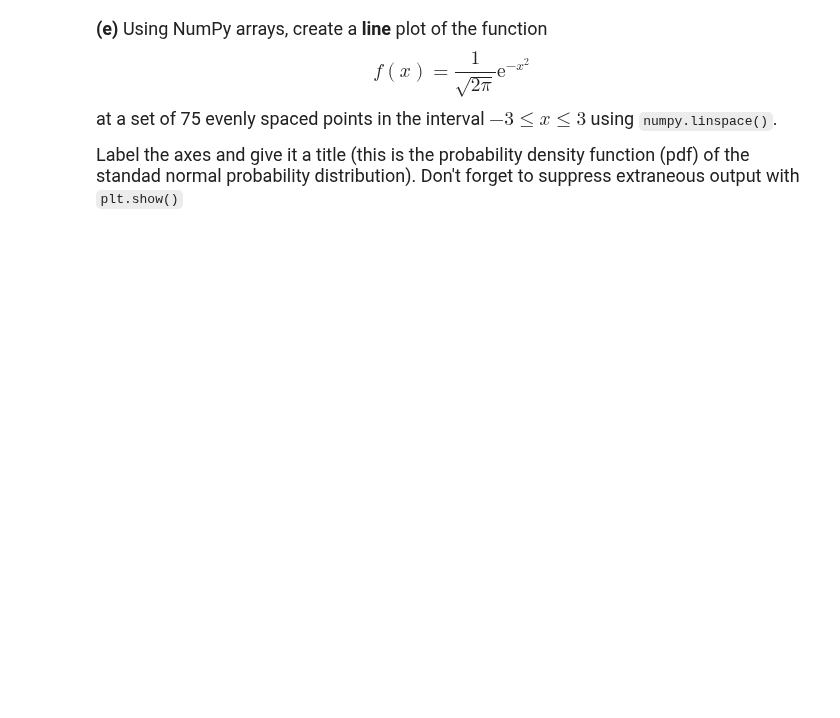
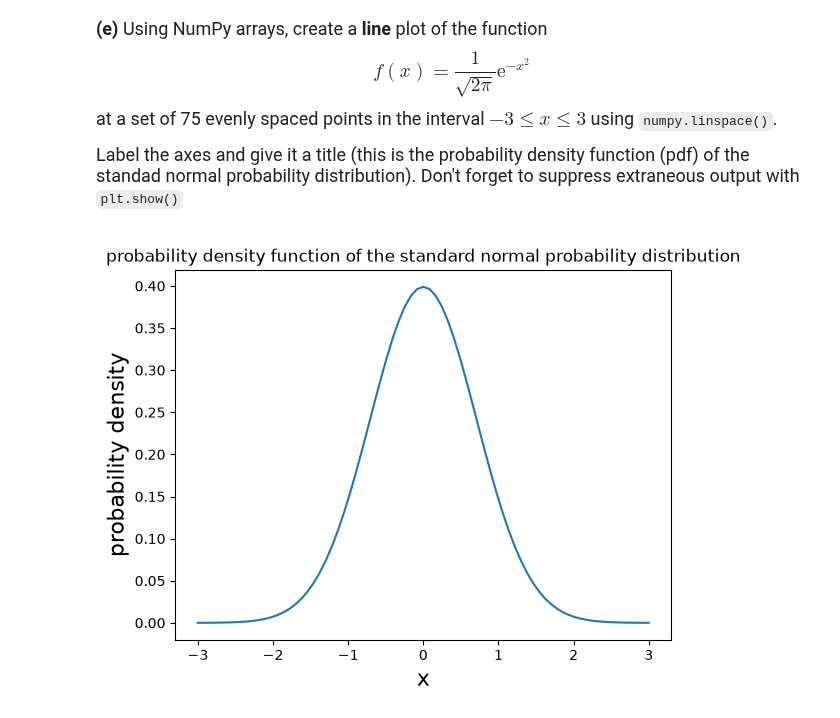
Before and after one commit to yu7635883/datasci151fall2026, a Jupyter notebook: _assignments/assignment_3/Assignment3.ipynb, the cells around one changed output. Saved outputs shown, nothing was run; the diff lists cells and outputs as text; code cells hidden in the pictures; blank space fills up the shorter version.

```diff
--- a/_assignments/assignment_3/Assignment3.ipynb
+++ b/_assignments/assignment_3/Assignment3.ipynb
@@ -145,4 +199,18 @@ at a set of 75 evenly spaced points in the interval $-3 \leq x \leq 3$ using `nu
 
 Label the axes and give it a title (this is the probability density function (pdf) of the standad normal probability distribution). Don't forget to suppress extraneous output with `plt.show()`
 # %%
-# your code here
+import math
+import numpy
+import matplotlib.pyplot as plt
+
+x = numpy.linspace (-3, 3, 75)
+x_vals = numpy.array (x)
+y_vals = (1 / numpy.sqrt(2 * numpy.pi)) * numpy.exp(-x**2)
+
+plt.plot(x_vals, y_vals)
+plt.xlabel("x", fontsize = 16)
+plt.ylabel("probability density", fontsize = 16)
+plt.title("probability density function of the standard normal probability distribution", fontsize = 12)
+plt.show()
+# %% [output]
+[figure, added]
```
Also changed, not shown: parts of 5 cells of this notebook, 1 other file.
